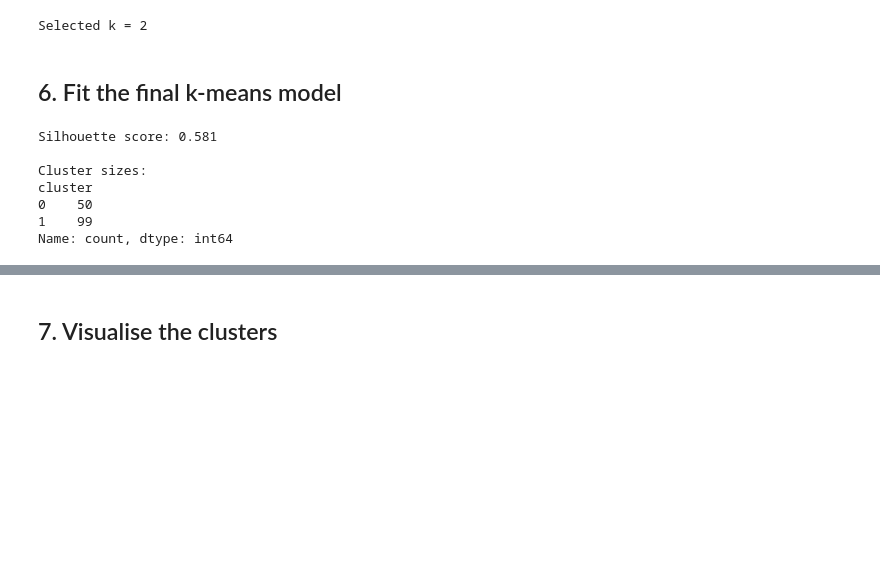
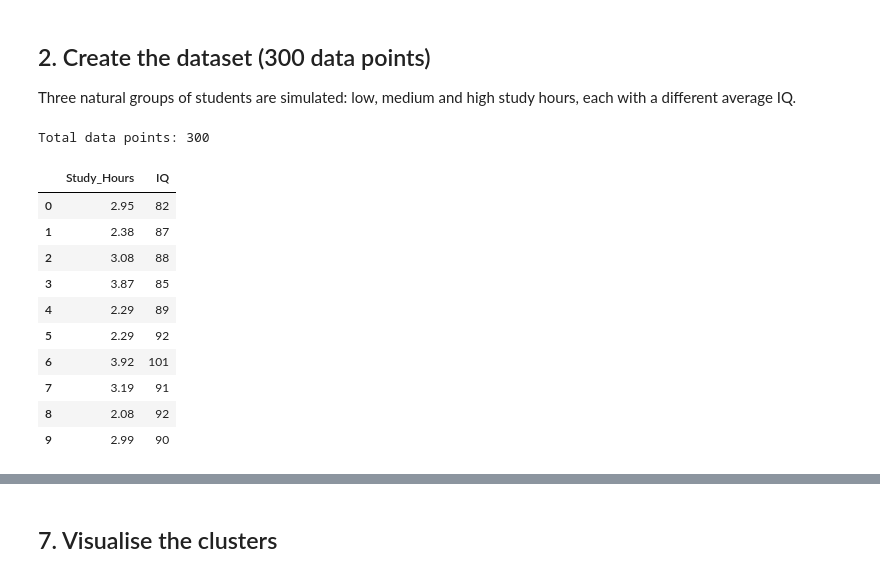
Before and after one commit to Kishanmvs/Machine-Learning-II-Lab-BCI702, a Jupyter notebook: Lab7_KMeans.ipynb, the cells around one changed output, grey strips where cells are left out. Saved outputs shown, nothing was run; the diff lists cells and outputs as text; code cells hidden in the pictures; blank space fills up the shorter version.

```diff
--- a/Lab7_KMeans.ipynb
+++ b/Lab7_KMeans.ipynb
@@ -174,27 +14,36 @@ metrics.round(3)
-# %%
-# Pick k: best silhouette by default. Override manually after inspecting the elbow plot if you prefer.
-best_k = int(metrics["silhouette"].idxmax())
-K = best_k
-print(f"Selected k = {K}")
-# %% [output]
-Selected k = 2
-# %% [markdown]
-## 6. Fit the final k-means model
-# %%
-kmeans = KMeans(n_clusters=K, n_init=20, random_state=RANDOM_STATE)
-labels = kmeans.fit_predict(X)
-
-result = X_df.copy()
-result["cluster"] = labels
-
-print("Silhouette score:", round(silhouette_score(X, labels), 3))
-print("\nCluster sizes:")
-print(result["cluster"].value_counts().sort_index())
-# %% [output]
-Silhouette score: 0.581
-
-Cluster sizes:
-cluster
-0    50
-1    99
-Name: count, dtype: int64
+# %% [markdown]
+## 2. Create the dataset (300 data points)
+Three natural groups of students are simulated: low, medium and high study hours, each with a different average IQ.
+# %%
+np.random.seed(42)
+
+def make_group(n, hours_mean, iq_mean):
+    hours = np.random.normal(hours_mean, 0.9, n)
+    iq = np.random.normal(iq_mean, 6, n)
+    return np.column_stack([hours, iq])
+
+data = np.vstack([
+    make_group(100, 2.5, 90),    # low study hours, lower IQ
+    make_group(100, 5.5, 110),   # medium study hours, average IQ
+    make_group(100, 8.5, 130),   # high study hours, higher IQ
+])
+
+df = pd.DataFrame(data, columns=["Study_Hours", "IQ"])
+df["Study_Hours"] = df["Study_Hours"].clip(0.5, 12).round(2)
+df["IQ"] = df["IQ"].round(0).astype(int)
+
+print("Total data points:", len(df))
+df.head(10)
+# %% [output]
+Total data points: 300
+|  | Study_Hours | IQ |
+| 0 | 2.95 | 82 |
+| 1 | 2.38 | 87 |
+| 2 | 3.08 | 88 |
+| 3 | 3.87 | 85 |
+| 4 | 2.29 | 89 |
+| 5 | 2.29 | 92 |
+| 6 | 3.92 | 101 |
+| 7 | 3.19 | 91 |
+| 8 | 2.08 | 92 |
+| 9 | 2.99 | 90 |
```
Also changed, not shown: parts of 38 cells of this notebook.
